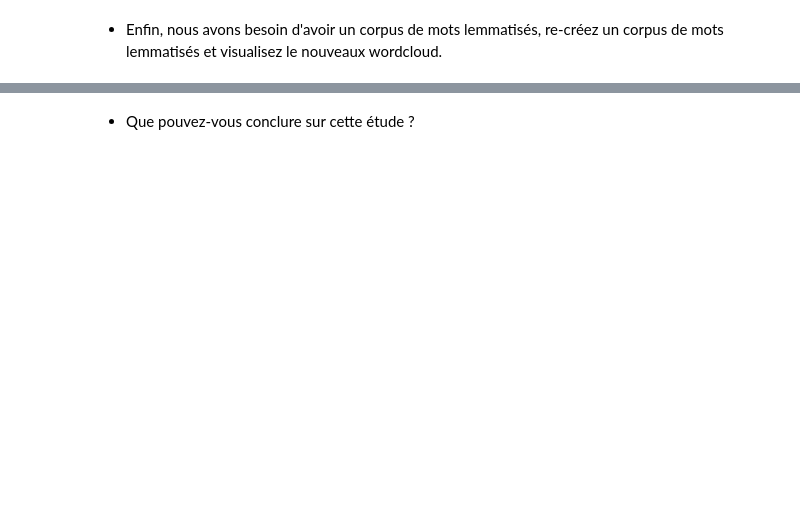
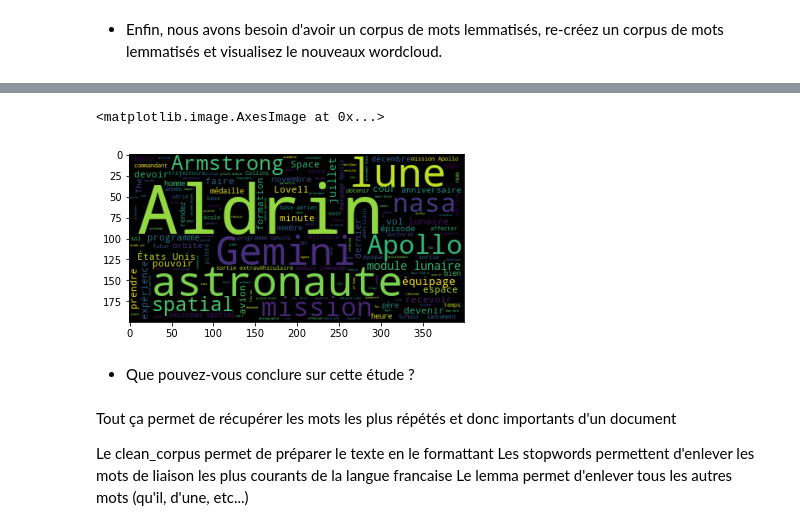
Before and after one commit to loic-roux-404/py-train, a Jupyter notebook: projet-nlp/01-Practice_Spacy.ipynb, the cells around one changed output, grey strips where cells are left out. Saved outputs shown, nothing was run; the diff lists cells and outputs as text; code cells hidden in the pictures; blank space fills up the shorter version.

```diff
--- a/projet-nlp/01-Practice_Spacy.ipynb
+++ b/projet-nlp/01-Practice_Spacy.ipynb
@@ -103,6 +116,6 @@ STOP_WORDS
 # %% [markdown]
 * Enfin, nous avons besoin d'avoir un corpus de mots lemmatisés, re-créez un corpus de mots lemmatisés et visualisez le nouveaux wordcloud.
 # %%
-lemma = [token.lemma_ for token in doc if token.lemma_ not in STOP_WORDS]
+lemma = [token.lemma_ for token in nlp(clean_corpus) if token.lemma_ not in STOP_WORDS]
 # %%
 corpus_lemma = " ".join(lemma)
@@ -113,2 +122,15 @@ corpus_lemma = " ".join(lemma)
+# %%
+wd3 = WordCloud(stopwords=STOP_WORDS)
+cloud3 = wd3.generate(corpus_lemma)
+plt.imshow(cloud3)
+# %% [output]
+<matplotlib.image.AxesImage at 0x...>
+[figure, added]
 # %% [markdown]
 * Que pouvez-vous conclure sur cette étude ?
+# %% [markdown]
+Tout ça permet de récupérer les mots les plus répétés et donc importants d'un document
+
+Le clean_corpus permet de préparer le texte en le formattant
+Les stopwords permettent d'enlever les mots de liaison les plus courants de la langue francaise
+Le lemma permet d'enlever tous les autres mots (qu'il, d'une, etc...)
```
Also changed, not shown: parts of 10 cells of this notebook.
